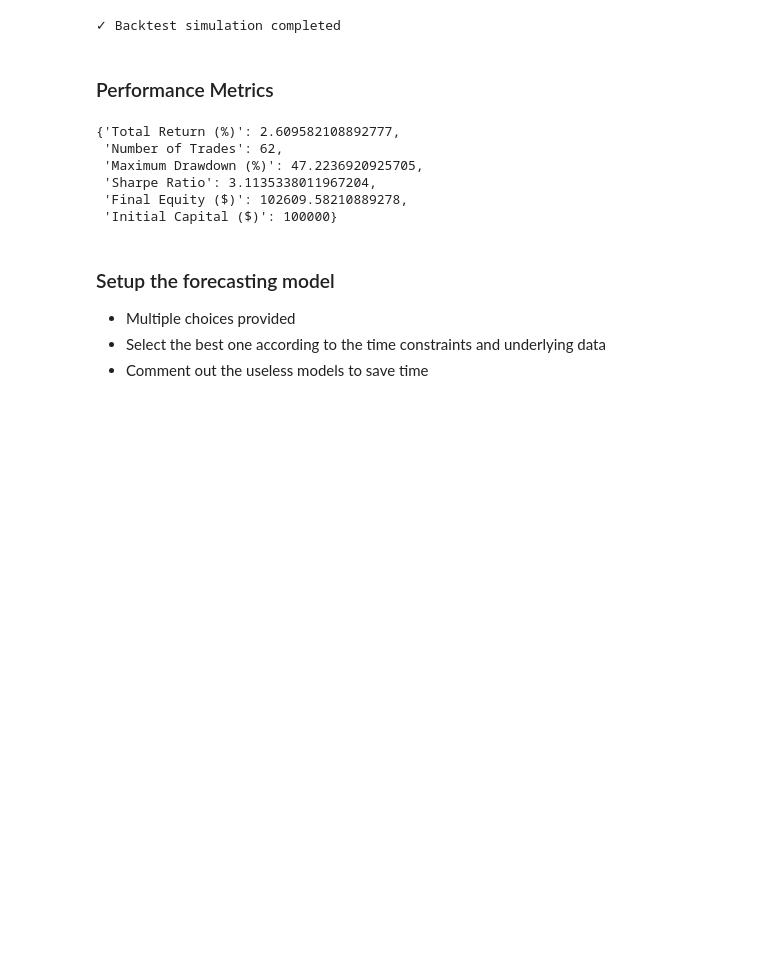
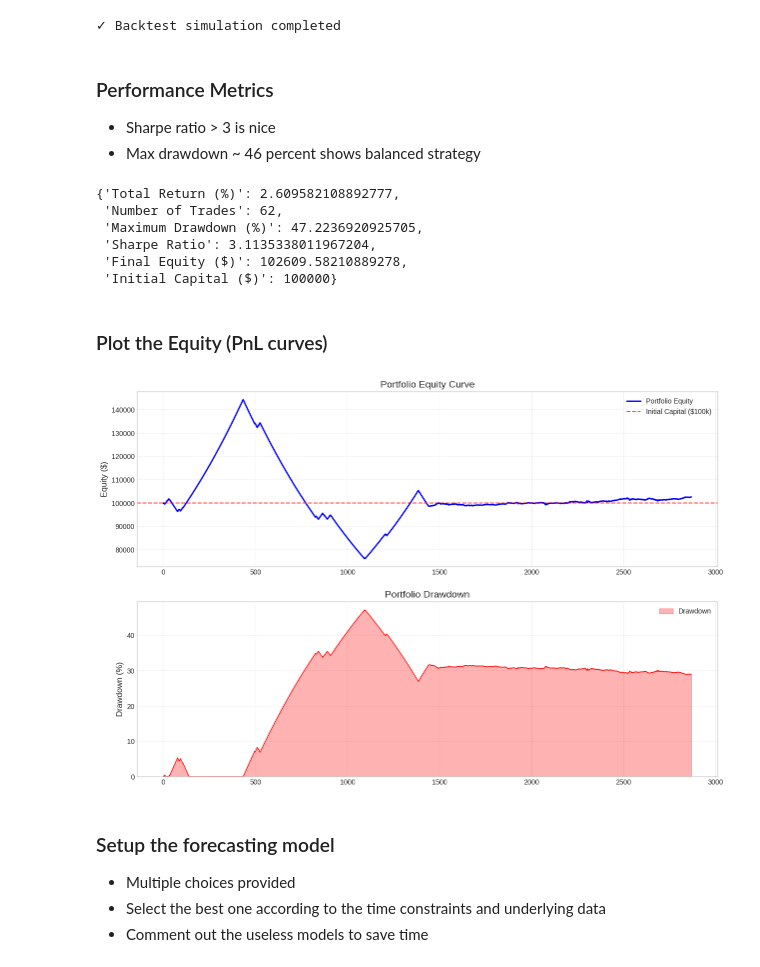
Before and after one commit to devanshu-cosmo/ml-projects, a Jupyter notebook: VNTrading_Quant_Assignment/DevanshuSharma_VNTrading_Assessment.ipynb, the cells around one changed output. Cells and saved outputs as stored; diff of their text form; code cells hidden in the pictures; blank space fills up the shorter version.

Commit message:
plotted equity pnl curve and drawdown evoluation

```diff
--- a/VNTrading_Quant_Assignment/DevanshuSharma_VNTrading_Assessment.ipynb
+++ b/VNTrading_Quant_Assignment/DevanshuSharma_VNTrading_Assessment.ipynb
@@ -405,6 +405,8 @@ df_backtest = run_backtest(df_positions)
 ✓ Backtest simulation completed
 # %% [markdown]
 ### Performance Metrics
+- Sharpe ratio > 3 is nice
+- Max drawdown ~ 46 percent shows balanced strategy
 # %%
 def calculate_performance_metrics(df_backtest, initial_capital=100000):
     # Remove rows with NaN (first few periods without returns)
@@ -452,6 +454,37 @@ metrics
  'Sharpe Ratio': 3.1135338011967204,
  'Final Equity ($)': 102609.58210889278,
  'Initial Capital ($)': 100000}
+# %% [markdown]
+### Plot the Equity (PnL curves)
+# %%
+def plot_backtest_results(df_backtest):
+
+    fig, (ax1, ax2) = plt.subplots(2, 1, figsize=(15, 10))
+
+    # Plot 1: Equity curve
+    ax1.plot(df_backtest.index, df_backtest['equity'], linewidth=2, color='blue', label='Portfolio Equity')
+    ax1.axhline(y=100000, color='red', linestyle='--', alpha=0.7, label='Initial Capital ($100k)')
+    ax1.set_title('Portfolio Equity Curve')
+    ax1.set_ylabel('Equity ($)')
+    ax1.legend()
+    ax1.grid(True, alpha=0.3)
+
+    # Plot 2: Drawdown
+    ax2.fill_between(df_backtest.index, 0, df_backtest['drawdown'] * 100,
+                    color='red', alpha=0.3, label='Drawdown')
+    ax2.plot(df_backtest.index, df_backtest['drawdown'] * 100, color='red', linewidth=1)
+    ax2.set_title('Portfolio Drawdown')
+    ax2.set_ylabel('Drawdown (%)')
+    ax2.set_ylim(bottom=0)
+    ax2.legend()
+    ax2.grid(True, alpha=0.3)
+
+    # plt.tight_layout()
+    plt.savefig("equity_curve.pdf", format="pdf", dpi=300)
+    # plt.show()
+plot_backtest_results(df_backtest)
+# %% [output]
+[figure, added]
 # %% [markdown]
 ### Setup the forecasting model
 - Multiple choices provided
```
